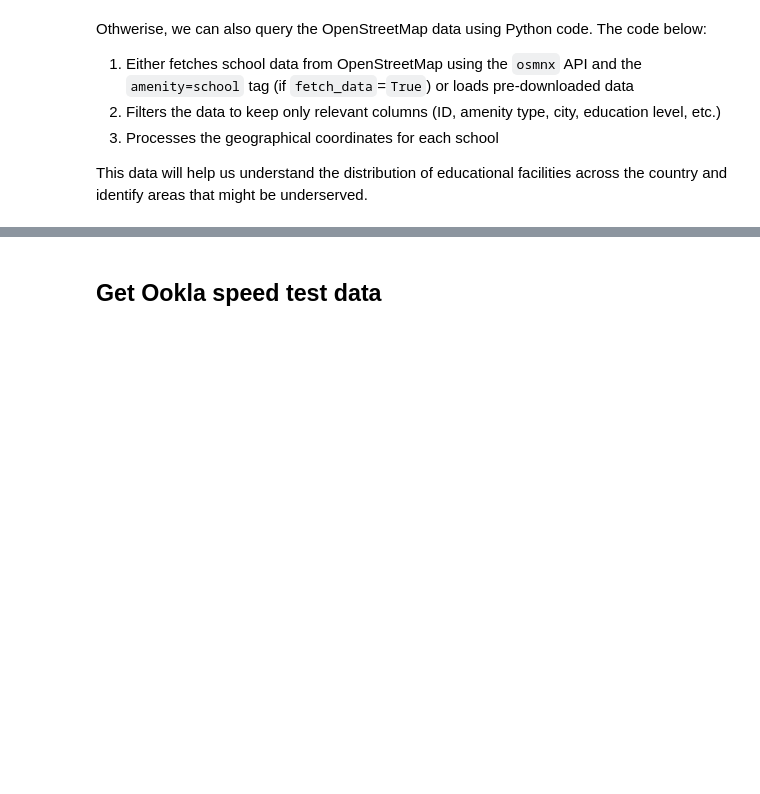
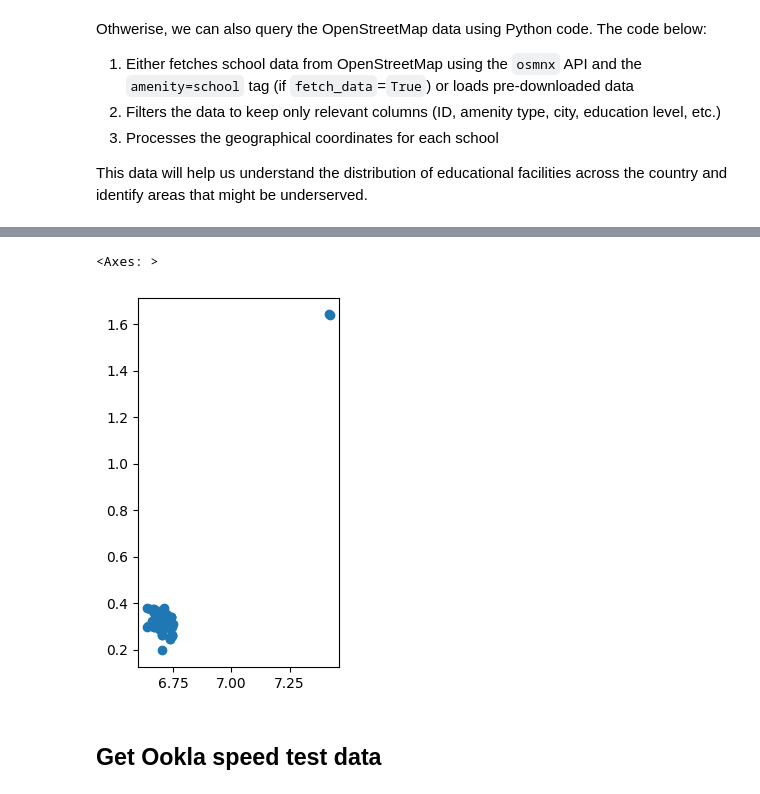
Before and after one commit to FNS-Division/geopython-2025, a Jupyter notebook: 0_eda_standardization.ipynb, the cells around one changed output, grey strips where cells are left out. Drawn from its saved outputs; the diff is of its cells as text; code cells hidden in the pictures; blank space fills up the shorter version.

```diff
--- a/0_eda_standardization.ipynb
+++ b/0_eda_standardization.ipynb
@@ -139,3 +146,8 @@ schools_gdf = schools_gdf.reset_index()[["id","amenity","operator", "geometry"]]
+# %%
+schools_gdf.plot()
+# %% [output]
+<Axes: >
+[figure, added]
 # %% [markdown]
 ## Get Ookla speed test data
 # %% [markdown]
```
Also changed, not shown: parts of 15 cells of this notebook, 3 other files.
